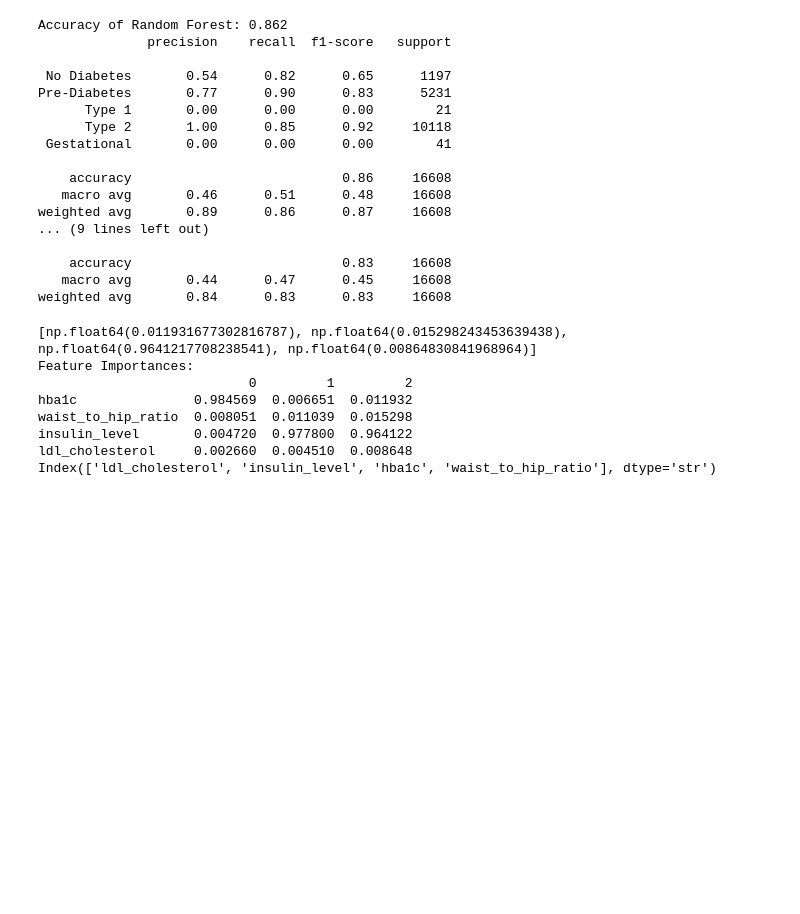
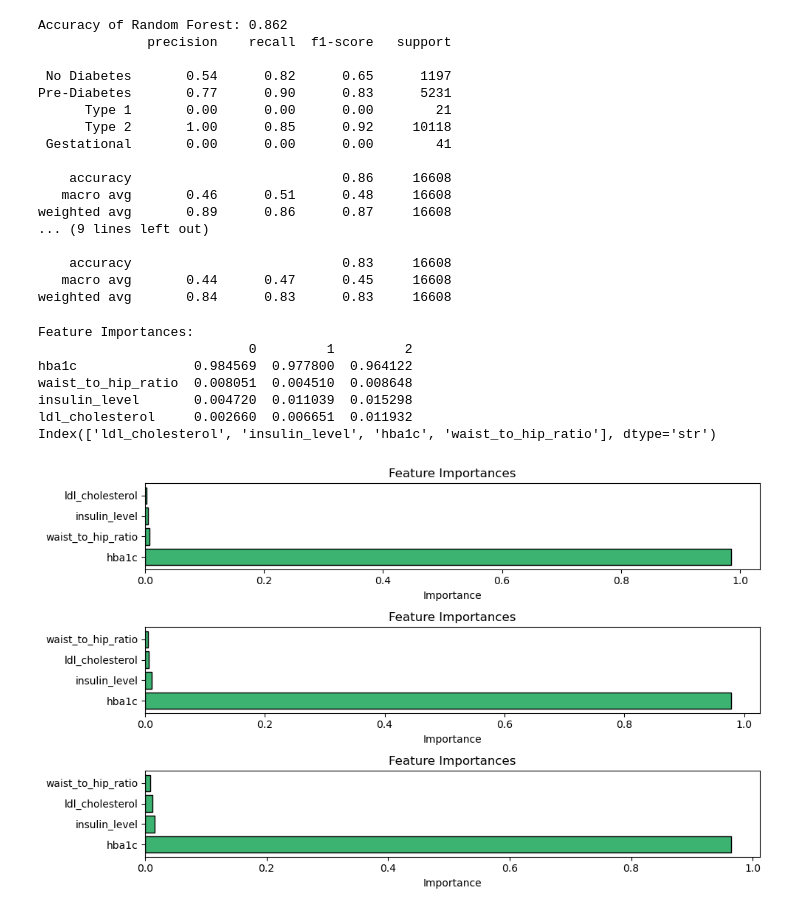
Before and after one commit to XaelZeph/CMSC320_FinalProject, a Jupyter notebook: ML.ipynb, the cells around one changed output. Drawn from its saved outputs; the diff is of its cells as text; code cells hidden in the pictures; blank space fills up the shorter version.

Commit message:
updates to graph

```diff
--- a/ML.ipynb
+++ b/ML.ipynb
@@ -101,7 +101,7 @@ from sklearn.model_selection import GridSearchCV
 from sklearn.compose import ColumnTransformer
 
 
-
+pipeline_list = {}
 
 for model_name, model in models.items():
     param_grid = {}
@@ -127,6 +127,8 @@ for model_name, model in models.items():
                             scoring='recall_macro', n_jobs=-1)
     grid_search.fit(X_train, y_train)
     models[model_name] = grid_search.best_estimator_
+
+    pipeline_list[model_name] = grid_search
 # %%
 # Train each model using the training data
 for model_name, model in models.items():
@@ -181,25 +183,37 @@ weighted avg       0.84      0.83      0.83     16608
 # %%
 # Extract the feature importances from the most accurate model
 importances1 = models['Gradient Boosting'][1].feature_importances_
 importances2 = models['Decision Tree'][1].feature_importances_
 importances3 = models['Random Forest'][1].feature_importances_
-print(list(importances3))
+
+
 # Creating a DataFrame to display feature importances
 feature_importance_df = pd.DataFrame({0:importances1,1:importances2,2:importances3},index=X.columns).sort_values(by=[0], ascending=False)
-feature_importance_df[1] = importances2
-feature_importance_df[2] = importances3
-# [importances1,importances2,importances3]
-# {"1":importances1,"2":importances2,"3":importances3}
 # Displaying feature importances
 print("Feature Importances:")
 print(feature_importance_df[:4])
 print(X.columns)
+
+fig, axes = plt.subplots(3, 1, figsize=(10, 6))
+axes = axes.flatten()  # Make it easier to index
+feature_list = [importances1, importances2, importances3]
+
+for i, feature in enumerate(feature_list) :
+    ax = axes[i]
+
+    feature_importance = pd.Series(feature, index = X.columns).sort_values(ascending=False)
+    ax.barh(feature_importance .index, feature_importance.values, color='mediumseagreen', edgecolor='black')
+    ax.set_xlabel('Importance')
+    ax.set_title('Feature Importances')
+
+plt.tight_layout()
+plt.show()
 # %% [output]
-[np.float64(0.011931677302816787), np.float64(0.015298243453639438), np.float64(0.9641217708238541), np.float64(0.00864830841968964)]
 Feature Importances:
                            0         1         2
-hba1c               0.984569  0.006651  0.011932
-waist_to_hip_ratio  0.008051  0.011039  0.015298
-insulin_level       0.004720  0.977800  0.964122
-ldl_cholesterol     0.002660  0.004510  0.008648
+hba1c               0.984569  0.977800  0.964122
+waist_to_hip_ratio  0.008051  0.004510  0.008648
+insulin_level       0.004720  0.011039  0.015298
+ldl_cholesterol     0.002660  0.006651  0.011932
 Index(['ldl_cholesterol', 'insulin_level', 'hba1c', 'waist_to_hip_ratio'], dtype='str')
+[figure, added]
```
